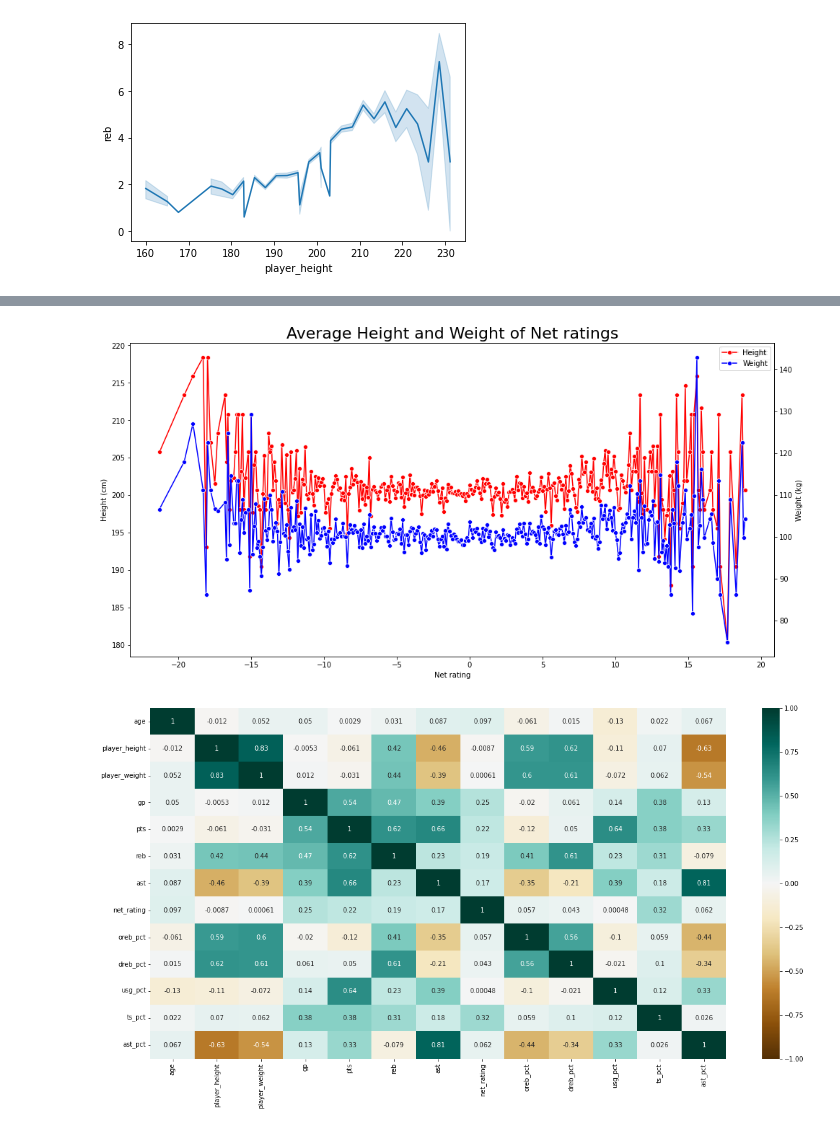
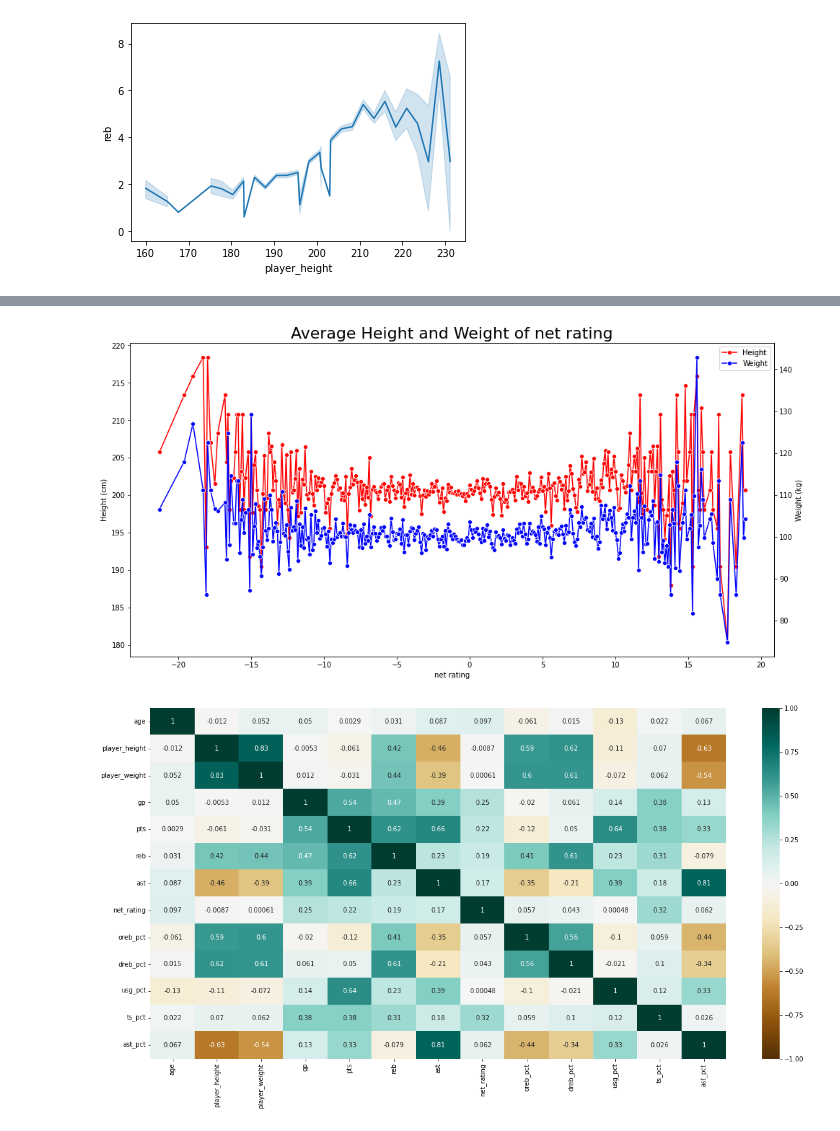
Before and after one commit to rommeljpadilla/project2, a Jupyter notebook: Project_2.ipynb, the cells around one changed output, grey strips where cells are left out. Drawn from its saved outputs; the diff is of its cells as text; code cells hidden in the pictures.

```diff
--- a/Project_2.ipynb
+++ b/Project_2.ipynb
@@ -200,22 +231,22 @@ sns.lineplot(data=df, x="player_height", y="reb");
 # %%
 fig, ax = plt.subplots(figsize=(16, 8))
 ax2 = ax.twinx()
 
 sns.lineplot(x=df_gp_filter['net_rating'], y='player_height', data=df_gp_filter, marker="o", ax=ax, ci=None, label='Height', color='red')
 sns.lineplot(x=df_gp_filter['net_rating'], y='player_weight', data=df_gp_filter, marker="o", ax=ax2, ci=None, label='Weight', color='blue')
 
-plt.title('Average Height and Weight of Net ratings', fontsize=22)
-ax.xaxis.set_label_text('Net rating')
+plt.title('Average Height and Weight of net rating', fontsize=22)
+ax.xaxis.set_label_text('net rating')
 ax.yaxis.set_label_text('Height (cm)')
 ax2.yaxis.set_label_text('Weight (kg)')
 
 lines, labels = ax.get_legend_handles_labels()
 lines2, labels2 = ax2.get_legend_handles_labels()
 ax2.legend(lines + lines2, labels + labels2, loc=0)
 
 plt.show()
 # %% [output]
-[figure, old version]
+[figure, new version]
 # %%
 plt.figure(figsize=(20, 10))
 sns.heatmap(df.corr(),
```
Also changed, not shown: parts of 20 cells of this notebook.
